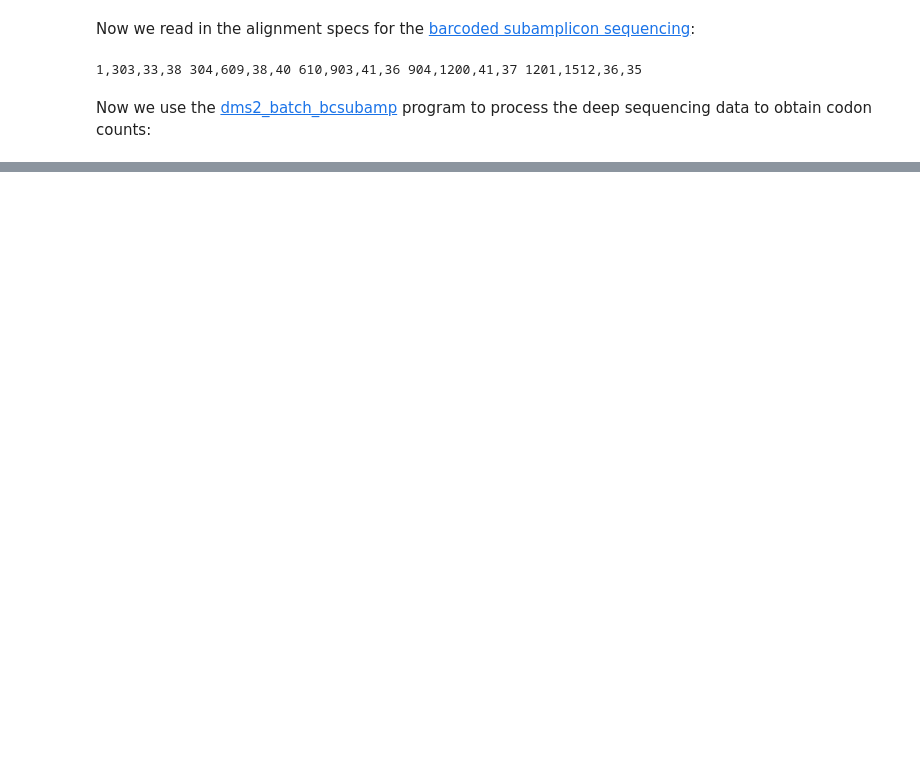
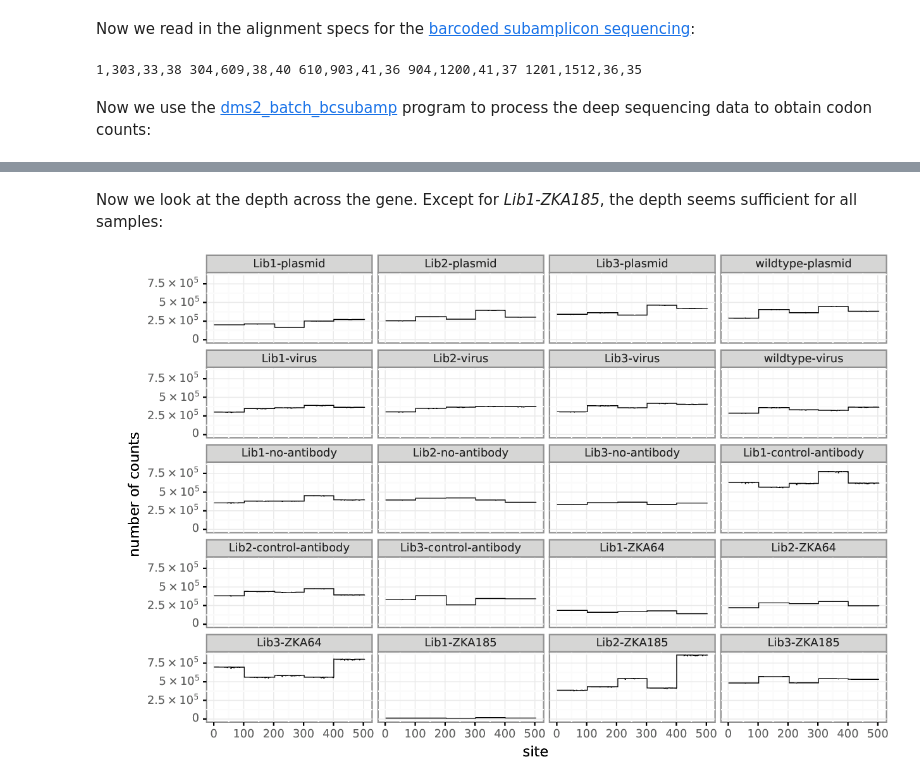
Before and after one commit to jbloomlab/ZIKV_DMS_with_EvansLab, a Jupyter notebook: analysis_notebook.ipynb, the cells around one changed output, grey strips where cells are left out. Drawn from its saved outputs; the diff is of its cells as text; code cells hidden in the pictures; blank space fills up the shorter version.

```diff
--- a/analysis_notebook.ipynb
+++ b/analysis_notebook.ipynb
@@ -97,0 +128,7 @@ subprocess.check_call([
+# %% [markdown]
+Now we look at the depth across the gene.
+Except for *Lib1-ZKA185*, the depth seems sufficient for all samples:
+# %%
+showPDF(bcsubamp_plot_prefix + 'depth.pdf')
+# %% [output]
+[figure, added]
```
Also changed, not shown: parts of 24 cells of this notebook, 2 other files.
